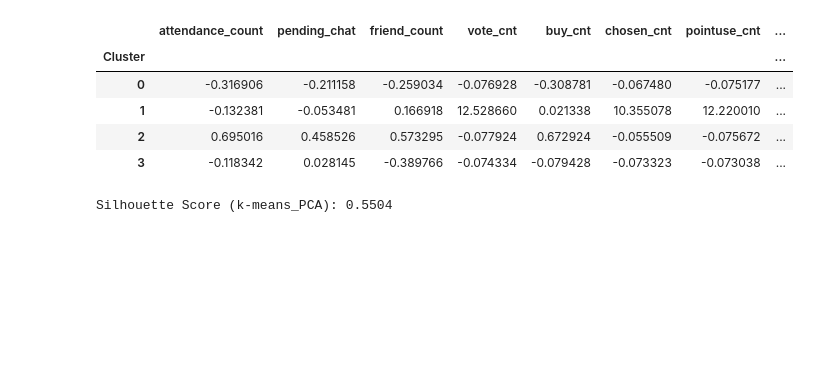
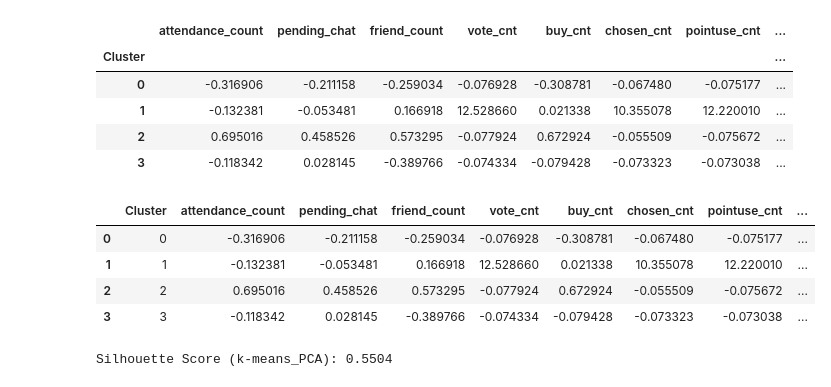
Before and after one commit to goheejieuri/final_project_team3, a Jupyter notebook: preprocessingmnsyeon.ipynb, the cells around one changed output. Cells and saved outputs as stored; diff of their text form; code cells hidden in the pictures; blank space fills up the shorter version.

```diff
--- a/preprocessingmnsyeon.ipynb
+++ b/preprocessingmnsyeon.ipynb
@@ -2179,3 +2225,5 @@ X
 | 328659 | -1.184731 | -0.24833 | -6.818076 | -0.078392 | -0.347967 | -0.123339 | -0.075672 | ... |
 | 328660 | -1.184731 | -0.24833 | -1.434305 | -0.078392 | -0.347967 | -0.123339 | -0.075672 | ... |
 328661 rows × 11 columns
+# %%
+X.index = filter_num_df["user_id"]  # user_id를 인덱스로 저장
@@ -2486,4 +2582,24 @@ cluster_result[['attendance_count', 'pending_chat', 'friend_count', 'vote_cnt',
 | 1 | -0.132381 | -0.053481 | 0.166918 | 12.528660 | 0.021338 | 10.355078 | 12.220010 | ... |
 | 2 | 0.695016 | 0.458526 | 0.573295 | -0.077924 | 0.672924 | -0.055509 | -0.075672 | ... |
 | 3 | -0.118342 | 0.028145 | -0.389766 | -0.074334 | -0.079428 | -0.073323 | -0.073038 | ... |
+# %%
+# Cluster 인덱스를 컬럼으로 빼기
+cluster_result = cluster_result.reset_index()  # 기존 인덱스가 Cluster였다면 컬럼으로 변환됨
+
+cluster_names = {
+    0: "휴면 유저",
+    1: "슈퍼 유저",
+    2: "소셜 유저",
+    3: "관리 대상 유저"
+}
+
+cluster_result["Cluster_Name"] = cluster_result["Cluster"].map(cluster_names)
+# %%
+cluster_result
+# %% [output]
+|  | Cluster | attendance_count | pending_chat | friend_count | vote_cnt | buy_cnt | chosen_cnt | pointuse_cnt | ... |
+| 0 | 0 | -0.316906 | -0.211158 | -0.259034 | -0.076928 | -0.308781 | -0.067480 | -0.075177 | ... |
+| 1 | 1 | -0.132381 | -0.053481 | 0.166918 | 12.528660 | 0.021338 | 10.355078 | 12.220010 | ... |
+| 2 | 2 | 0.695016 | 0.458526 | 0.573295 | -0.077924 | 0.672924 | -0.055509 | -0.075672 | ... |
+| 3 | 3 | -0.118342 | 0.028145 | -0.389766 | -0.074334 | -0.079428 | -0.073323 | -0.073038 | ... |
 # %%
```
Also changed, not shown: parts of 14 cells of this notebook, 1 other file.
